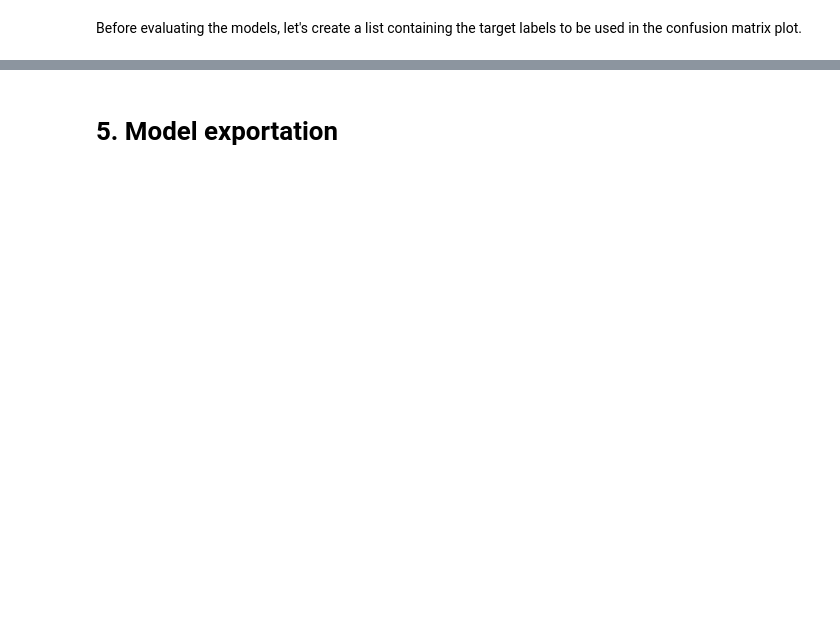
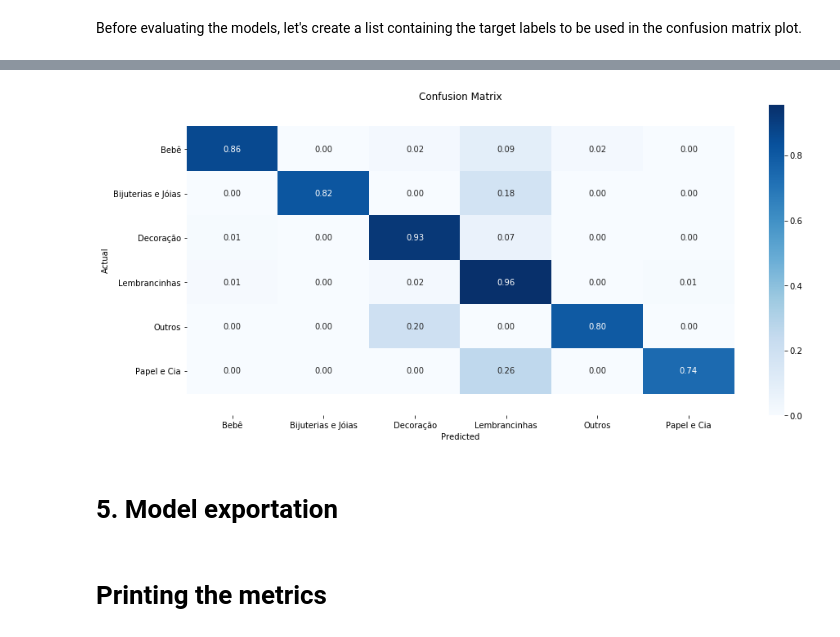
Before and after one commit to Chikuji/intelligent-systems-project, a Jupyter notebook: training/trainer.ipynb, the cells around one changed output, grey strips where cells are left out. Cells and saved outputs as stored; diff of their text form; code cells hidden in the pictures; blank space fills up the shorter version.

```diff
--- a/training/trainer.ipynb
+++ b/training/trainer.ipynb
@@ -53,7 +56,7 @@ def create_text_feature(data, stop_words_list):
 
 
 
-def create_fit_pipeline(X, y, model):
+def create_fit_pipeline(X_data, y_data, model):
     """
     Creates and fits a pipeline for a received set of features and target.
 
@@ -72,7 +75,7 @@ def create_fit_pipeline(X, y, model):
 
       ])
 
-    pipeline.fit(X, y)
+    pipeline.fit(X_data, y_data)
 
 
     return pipeline
@@ -251 +206,3 @@ X_valid = create_text_feature(X_valid, stop_words)
+# %%
+X = create_text_feature(X, stop_words)
 # %% [markdown]
@@ -404,3 +380,7 @@ Since we chose the best model, let's now take a look at its performance on the t
+# %%
+svc_model = SVC(C=10, kernel='rbf', random_state=42)
+
+svc_pipeline = create_fit_pipeline(X, y, svc_model)
 # %%
 svc_predictions = svc_pipeline.predict(X_test)
 # %%
@@ -453,4 +394,10 @@ Bijuterias e Jóias       0.96      0.85      0.90       188
+# %%
+plot_cm(y_test.values, svc_predictions, target_labels)
+# %% [output]
+[figure, added]
 # %% [markdown]
 # 5. Model exportation
 # %%
 save_pickle(svc_pipeline, MODEL_PATH)
+# %% [markdown]
+# Printing the metrics
```
Also changed, not shown: parts of 44 cells of this notebook.
